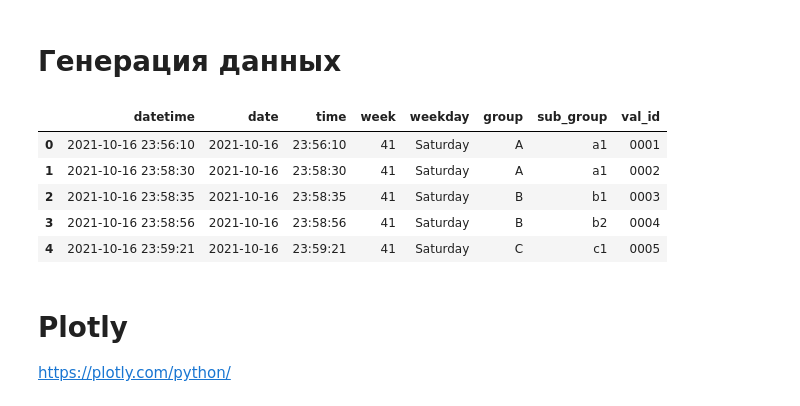
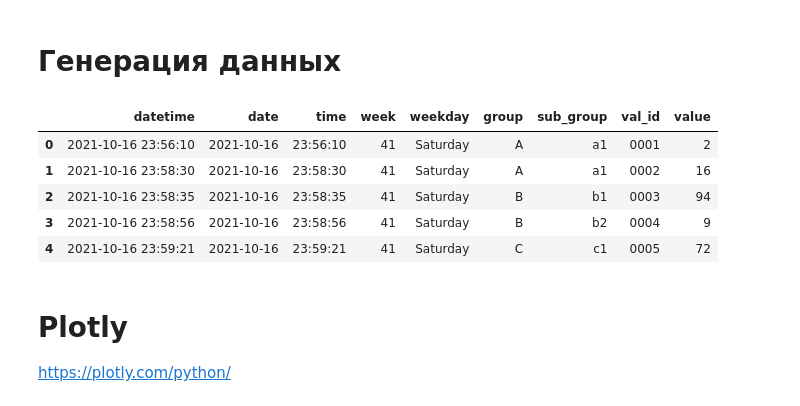
Before and after one commit to Saxsafon/Analysis, a Jupyter notebook: III_Visualizing/Plotly.ipynb, the cells around one changed output. Cells and saved outputs as stored; diff of their text form; code cells hidden in the pictures.

```diff
--- a/III_Visualizing/Plotly.ipynb
+++ b/III_Visualizing/Plotly.ipynb
@@ -15,58 +15,58 @@ pd.options.display.max_colwidth = 300 # Увеличить длинну отоб
 # Генерация данных
 # %%
 data = pd.DataFrame([
-            ['16-10-2021', '23:56:10', 'A', 'a1', '0001'],
-            ['16-10-2021', '23:58:30', 'A', 'a1', '0002'],
-            ['16-10-2021', '23:58:35', 'B', 'b1', '0003'],
-            ['16-10-2021', '23:58:56', 'B', 'b2', '0004'],
-            ['16-10-2021', '23:59:21', 'C', 'c1', '0005'],
-            ['16-10-2021', '23:59:42', 'C', 'c1', '0006'],
+            ['16-10-2021', '23:56:10', 'A', 'a1', '0001', np.random.randint(100)],
+            ['16-10-2021', '23:58:30', 'A', 'a1', '0002', np.random.randint(100)],
+            ['16-10-2021', '23:58:35', 'B', 'b1', '0003', np.random.randint(100)],
+            ['16-10-2021', '23:58:56', 'B', 'b2', '0004', np.random.randint(100)],
+            ['16-10-2021', '23:59:21', 'C', 'c1', '0005', np.random.randint(100)],
+            ['16-10-2021', '23:59:42', 'C', 'c1', '0006', np.random.randint(100)],
 
-            ['17-10-2021', '00:03:05', 'A', 'a1', '0007'],
-            ['17-10-2021', '00:03:25', 'A', 'a2', '0008'],
-            ['17-10-2021', '00:03:48', 'A', 'a3', '0009'],
-            ['17-10-2021', '00:05:24', 'B', 'b1', '0010'],
-            ['17-10-2021', '00:05:36', 'B', 'b1', '0011'],
-            ['17-10-2021', '00:05:44', 'B', 'b2', '0012'],
-            ['17-10-2021', '00:06:03', 'B', 'b2', '0013'],
-            ['17-10-2021', '03:12:13', 'B', 'b3', '0014'],
-            ['17-10-2021', '03:12:46', 'C', 'c1', '0015'],
-            ['17-10-2021', '13:06:54', 'C', 'c1', '0016'],
-            ['17-10-2021', '13:12:10', 'C', 'c2', '0017'],
-            ['17-10-2021', '19:48:30', 'C', 'c2', '0018'],
+            ['17-10-2021', '00:03:05', 'A', 'a1', '0007', np.random.randint(100)],
+            ['17-10-2021', '00:03:25', 'A', 'a2', '0008', np.random.randint(100)],
+            ['17-10-2021', '00:03:48', 'A', 'a3', '0009', np.random.randint(100)],
+            ['17-10-2021', '00:05:24', 'B', 'b1', '0010', np.random.randint(100)],
+            ['17-10-2021', '00:05:36', 'B', 'b1', '0011', np.random.randint(100)],
+            ['17-10-2021', '00:05:44', 'B', 'b2', '0012', np.random.randint(100)],
+            ['17-10-2021', '00:06:03', 'B', 'b2', '0013', np.random.randint(100)],
+            ['17-10-2021', '03:12:13', 'B', 'b3', '0014', np.random.randint(100)],
+            ['17-10-2021', '03:12:46', 'C', 'c1', '0015', np.random.randint(100)],
+            ['17-10-2021', '13:06:54', 'C', 'c1', '0016', np.random.randint(100)],
+            ['17-10-2021', '13:12:10', 'C', 'c2', '0017', np.random.randint(100)],
+            ['17-10-2021', '19:48:30', 'C', 'c2', '0018', np.random.randint(100)],
 
-            ['18-10-2021', '00:06:05', 'C', 'c1', '0019'],
-            ['18-10-2021', '03:08:03', 'C', 'c2', '0020'],
-            ['18-10-2021', '12:07:08', 'C', 'c3', '0021'],
+            ['18-10-2021', '00:06:05', 'C', 'c1', '0019', np.random.randint(100)],
+            ['18-10-2021', '03:08:03', 'C', 'c2', '0020', np.random.randint(100)],
+            ['18-10-2021', '12:07:08', 'C', 'c3', '0021', np.random.randint(100)],
 
-            ['19-10-2021', '00:04:03', 'A', 'a1', '0022'],
-            ['19-10-2021', '02:08:20', 'A', 'a2', '0023'],
-            ['19-10-2021', '10:03:08', 'B', 'a2', '0024'],
-            ['19-10-2021', '12:07:08', 'B', 'b1', '0025'],
+            ['19-10-2021', '00:04:03', 'A', 'a1', '0022', np.random.randint(100)],
+            ['19-10-2021', '02:08:20', 'A', 'a2', '0023', np.random.randint(100)],
+            ['19-10-2021', '10:03:08', 'B', 'a2', '0024', np.random.randint(100)],
+            ['19-10-2021', '12:07:08', 'B', 'b1', '0025', np.random.randint(100)],
 
-], columns=['str_date', 'str_time','group', 'sub_group','val_id'])
+], columns=['str_date', 'str_time','group', 'sub_group','val_id', 'value'])
 
 data['datetime'] = data.apply(lambda row:  dt.datetime.strptime(f'{row.str_date} {row.str_time}', '%d-%m-%Y %H:%M:%S'), axis=1)
 
 data['date'] = data.datetime.dt.date
 data['time'] = data.datetime.dt.time
-data['week'] = data.datetime.dt.week # Получить номер недели
+data['week'] = data.datetime.dt.isocalendar().week # Получить номер недели
 
 # data['weekday'] = data.datetime.dt.strftime('%A')
 data['weekday'] = data.datetime.dt.day_name() # Получить день недели (на английском)
 
 datetime_cols = ['datetime', 'date','time','week','weekday']
 group_cols = ['group', 'sub_group']
-data = data[[*datetime_cols, *group_cols, 'val_id']]
+data = data[[*datetime_cols, *group_cols, 'val_id', 'value']]
 
 data.head()
 # %% [output]
-|  | datetime | date | time | week | weekday | group | sub_group | val_id |
-| 0 | 2021-10-16 23:56:10 | 2021-10-16 | 23:56:10 | 41 | Saturday | A | a1 | 0001 |
-| 1 | 2021-10-16 23:58:30 | 2021-10-16 | 23:58:30 | 41 | Saturday | A | a1 | 0002 |
-| 2 | 2021-10-16 23:58:35 | 2021-10-16 | 23:58:35 | 41 | Saturday | B | b1 | 0003 |
-| 3 | 2021-10-16 23:58:56 | 2021-10-16 | 23:58:56 | 41 | Saturday | B | b2 | 0004 |
-| 4 | 2021-10-16 23:59:21 | 2021-10-16 | 23:59:21 | 41 | Saturday | C | c1 | 0005 |
+|  | datetime | date | time | week | weekday | group | sub_group | val_id | value |
+| 0 | 2021-10-16 23:56:10 | 2021-10-16 | 23:56:10 | 41 | Saturday | A | a1 | 0001 | 2 |
+| 1 | 2021-10-16 23:58:30 | 2021-10-16 | 23:58:30 | 41 | Saturday | A | a1 | 0002 | 16 |
+| 2 | 2021-10-16 23:58:35 | 2021-10-16 | 23:58:35 | 41 | Saturday | B | b1 | 0003 | 94 |
+| 3 | 2021-10-16 23:58:56 | 2021-10-16 | 23:58:56 | 41 | Saturday | B | b2 | 0004 | 9 |
+| 4 | 2021-10-16 23:59:21 | 2021-10-16 | 23:59:21 | 41 | Saturday | C | c1 | 0005 | 72 |
 # %% [markdown]
 # Plotly
 
```
Also changed, not shown: parts of 12 cells of this notebook, 4 other files.
